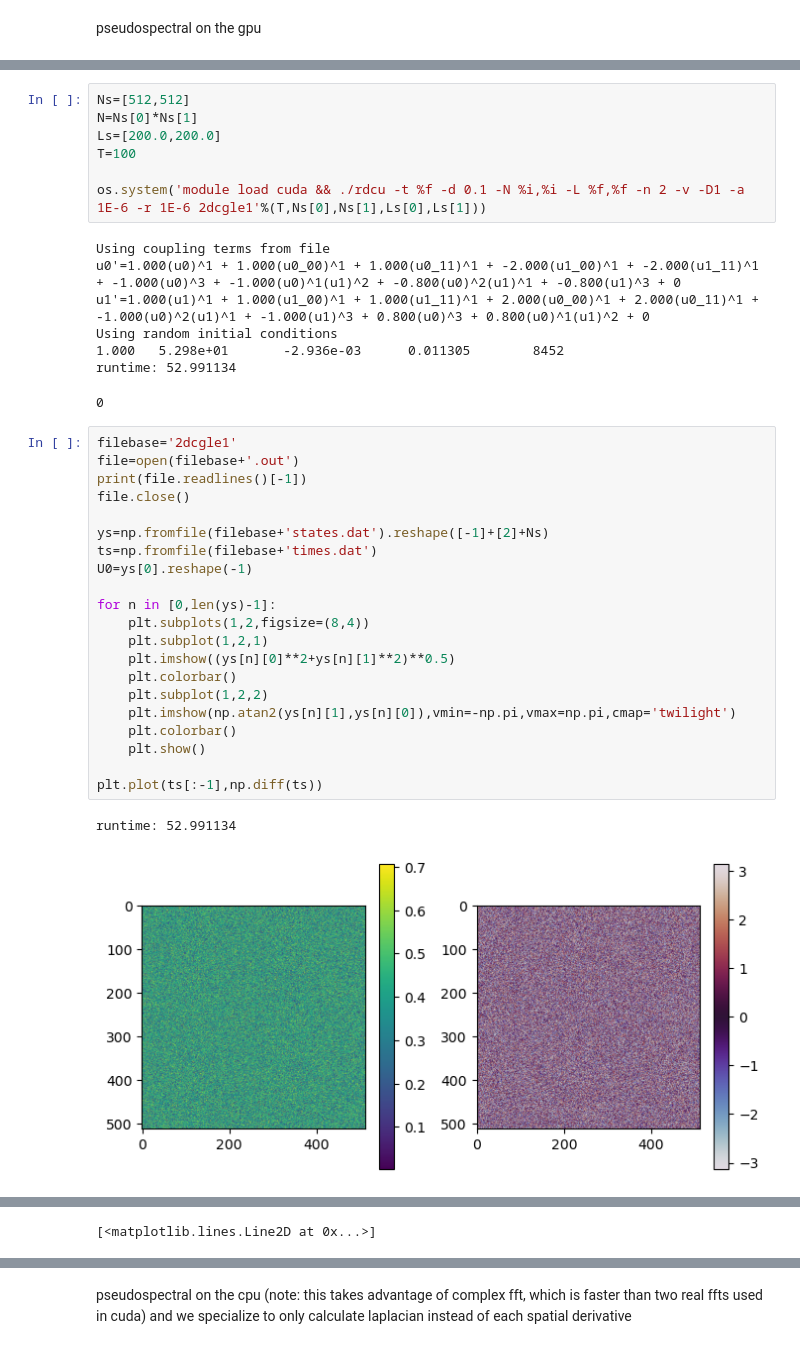
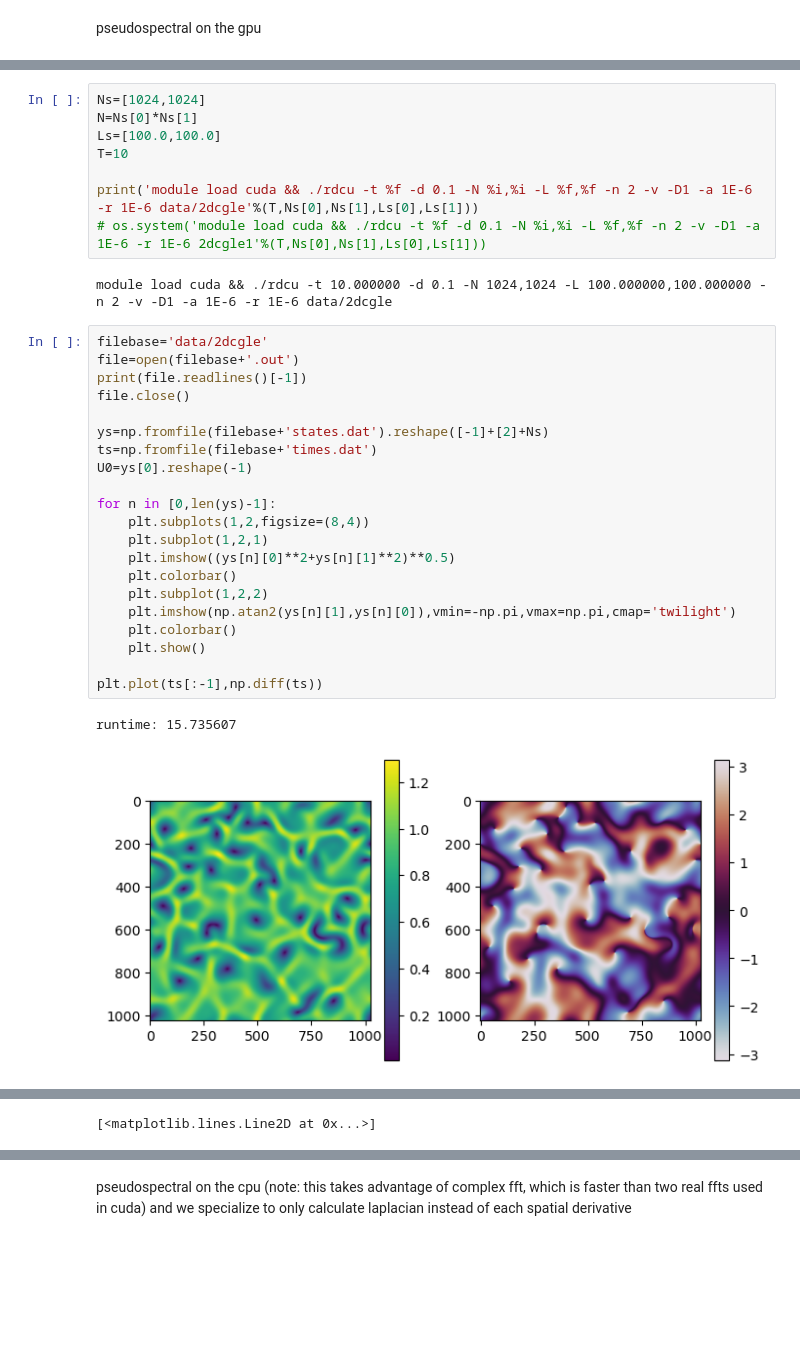
Before and after one commit to znicolaou/rdcu, a Jupyter notebook: cgle.ipynb, the cells around one changed output, grey strips where cells are left out. Drawn from its saved outputs; the diff is of its cells as text; blank space fills up the shorter version.

```diff
--- a/cgle.ipynb
+++ b/cgle.ipynb
@@ -21,41 +21,36 @@ for line in couplings:
     print(line,file=file)
 file.close()
 # %%
-Ns=[512,512]
+Ns=[1024,1024]
 N=Ns[0]*Ns[1]
-Ls=[200.0,200.0]
-T=100
+Ls=[100.0,100.0]
+T=10
 
-os.system('module load cuda && ./rdcu -t %f -d 0.1 -N %i,%i -L %f,%f -n 2 -v -D1 -a 1E-6 -r 1E-6 2dcgle1'%(T,Ns[0],Ns[1],Ls[0],Ls[1]))
+print('module load cuda && ./rdcu -t %f -d 0.1 -N %i,%i -L %f,%f -n 2 -v -D1 -a 1E-6 -r 1E-6 data/2dcgle'%(T,Ns[0],Ns[1],Ls[0],Ls[1]))
+# os.system('module load cuda && ./rdcu -t %f -d 0.1 -N %i,%i -L %f,%f -n 2 -v -D1 -a 1E-6 -r 1E-6 2dcgle1'%(T,Ns[0],Ns[1],Ls[0],Ls[1]))
 # %% [output]
-Using coupling terms from file
-u0'=1.000(u0)^1 + 1.000(u0_00)^1 + 1.000(u0_11)^1 + -2.000(u1_00)^1 + -2.000(u1_11)^1 + -1.000(u0)^3 + -1.000(u0)^1(u1)^2 + -0.800(u0)^2(u1)^1 + -0.800(u1)^3 + 0
-u1'=1.000(u1)^1 + 1.000(u1_00)^1 + 1.000(u1_11)^1 + 2.000(u0_00)^1 + 2.000(u0_11)^1 + -1.000(u0)^2(u1)^1 + -1.000(u1)^3 + 0.800(u0)^3 + 0.800(u0)^1(u1)^2 + 0
-Using random initial conditions
-1.000   5.298e+01       -2.936e-03      0.011305        8452
-runtime: 52.991134
+module load cuda && ./rdcu -t 10.000000 -d 0.1 -N 1024,1024 -L 100.000000,100.000000 -n 2 -v -D1 -a 1E-6 -r 1E-6 data/2dcgle
-0
 # %%
-filebase='2dcgle1'
+filebase='data/2dcgle'
 file=open(filebase+'.out')
 print(file.readlines()[-1])
 file.close()
 
 ys=np.fromfile(filebase+'states.dat').reshape([-1]+[2]+Ns)
 ts=np.fromfile(filebase+'times.dat')
 U0=ys[0].reshape(-1)
 
 for n in [0,len(ys)-1]:
     plt.subplots(1,2,figsize=(8,4))
     plt.subplot(1,2,1)
     plt.imshow((ys[n][0]**2+ys[n][1]**2)**0.5)
     plt.colorbar()
     plt.subplot(1,2,2)
     plt.imshow(np.atan2(ys[n][1],ys[n][0]),vmin=-np.pi,vmax=np.pi,cmap='twilight')
     plt.colorbar()
     plt.show()
 
 plt.plot(ts[:-1],np.diff(ts))
 # %% [output]
-runtime: 52.991134
+runtime: 15.735607
-[figure, old version]
+[figure, new version]
```
Also changed, not shown: parts of 3 cells of this notebook, 1 other file.
